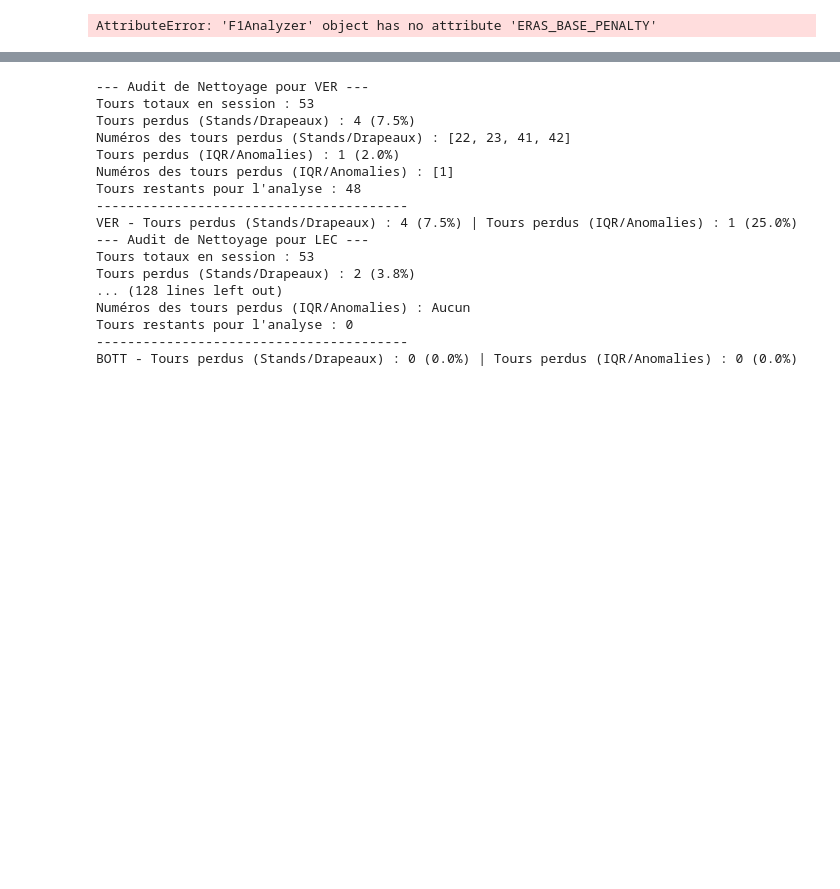
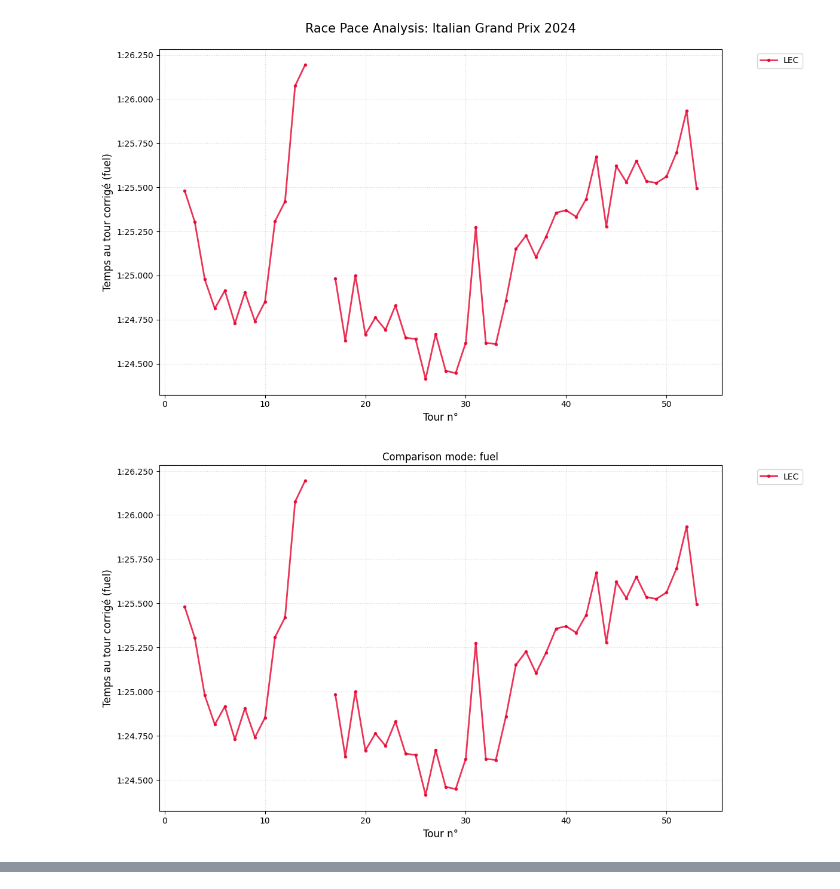
Before and after one commit to ahmedjerba/F1_Analyzer-through-goes-hamilton-, a Jupyter notebook: classes/F1_analyzer.ipynb, the cells around one changed output, grey strips where cells are left out. Cells and saved outputs as stored; diff of their text form; code cells hidden in the pictures; blank space fills up the shorter version.

Commit message:
clean history: keep analyzer changes and ignore cache

```diff
--- a/classes/F1_analyzer.ipynb
+++ b/classes/F1_analyzer.ipynb
@@ -186,20 +601,36 @@ class F1Analyzer:
         plt.tight_layout()
         return fig, ax
 # %%
-analyzing_monza=F1Analyzer(2024, 'Monza', 'R')
+analyzing_monza = F1Analyzer(2024, 'Monza', 'R')
+
+# Mode unique et clair:
+# 'raw' | 'fuel' | 'drs_only' | 'global'
+plot_mode = 'fuel'
+
+drs_activation_min_pct = 12.0
+
 fig, ax = analyzing_monza.plot_drivers_pace(
     analyzing_monza.session,
-    ['VER', 'LEC', 'SAI', 'PER', 'PIA', 'STR'],
+    ['LEC'],
     very_clean=True,
-    include_nan_laps=True
- )
+    include_nan_laps=True,
+    mode=plot_mode,
+    drs_activation_min_pct=drs_activation_min_pct
+)
 plt.show()
-fig, ax = analyzing_monza.plot_drivers_pace(
-    analyzing_monza.session,
-    ['VER', 'LEC', 'SAI', 'PER', 'PIA', 'STR'],
-    very_clean=False,
-    include_nan_laps=False
- )
-plt.show()
+
+# Exemple comparaison: fuel vs global
+for m in ['fuel', 'global']:
+    fig, ax = analyzing_monza.plot_drivers_pace(
+        analyzing_monza.session,
+        ['LEC'],
+        very_clean=True,
+        include_nan_laps=True,
+        mode=m,
+        drs_activation_min_pct=drs_activation_min_pct
+    )
+    plt.title(f"Comparison mode: {m}")
+    plt.show()
 # %% [output]
-AttributeError: 'F1Analyzer' object has no attribute 'ERAS_BASE_PENALTY'
+[figure, added]
+[figure, added]
@@ -206,24 +637,0 @@ AttributeError: 'F1Analyzer' object has no attribute 'ERAS_BASE_PENALTY'
-# %%
-analyzing_monza = F1Analyzer(2024, 'Monza', 'R')
-driver_list = ['VER', 'LEC', 'SAI', 'PER', 'PIA', 'STR', 'NOR', 'RIC', 'ALB', 'GAS', 'TSU', 'OCO', 'MAG', 'HUL', 'ZHO', 'BOTT']
-for driver in driver_list:
-    lost_raw, lost_phys, lost_very, lost_iqr, lost_phys = analyzing_monza.audit_data_cleaning(driver)
-    print(f"{driver} - Tours perdus (Stands/Drapeaux) : {lost_phys} ({(lost_phys / lost_raw * 100) if lost_raw else 0:.1f}%) | Tours perdus (IQR/Anomalies) : {lost_iqr} ({(lost_iqr / lost_phys * 100) if lost_phys else 0:.1f}%)")
-# %% [output]
---- Audit de Nettoyage pour VER ---
-Tours totaux en session : 53
-Tours perdus (Stands/Drapeaux) : 4 (7.5%)
-Numéros des tours perdus (Stands/Drapeaux) : [22, 23, 41, 42]
-Tours perdus (IQR/Anomalies) : 1 (2.0%)
-Numéros des tours perdus (IQR/Anomalies) : [1]
-Tours restants pour l'analyse : 48
-----------------------------------------
-VER - Tours perdus (Stands/Drapeaux) : 4 (7.5%) | Tours perdus (IQR/Anomalies) : 1 (25.0%)
---- Audit de Nettoyage pour LEC ---
-Tours totaux en session : 53
-Tours perdus (Stands/Drapeaux) : 2 (3.8%)
-... (128 lines left out)
-Numéros des tours perdus (IQR/Anomalies) : Aucun
-Tours restants pour l'analyse : 0
-----------------------------------------
-BOTT - Tours perdus (Stands/Drapeaux) : 0 (0.0%) | Tours perdus (IQR/Anomalies) : 0 (0.0%)
```
Also changed, not shown: parts of 3 cells of this notebook, 3 other files.
